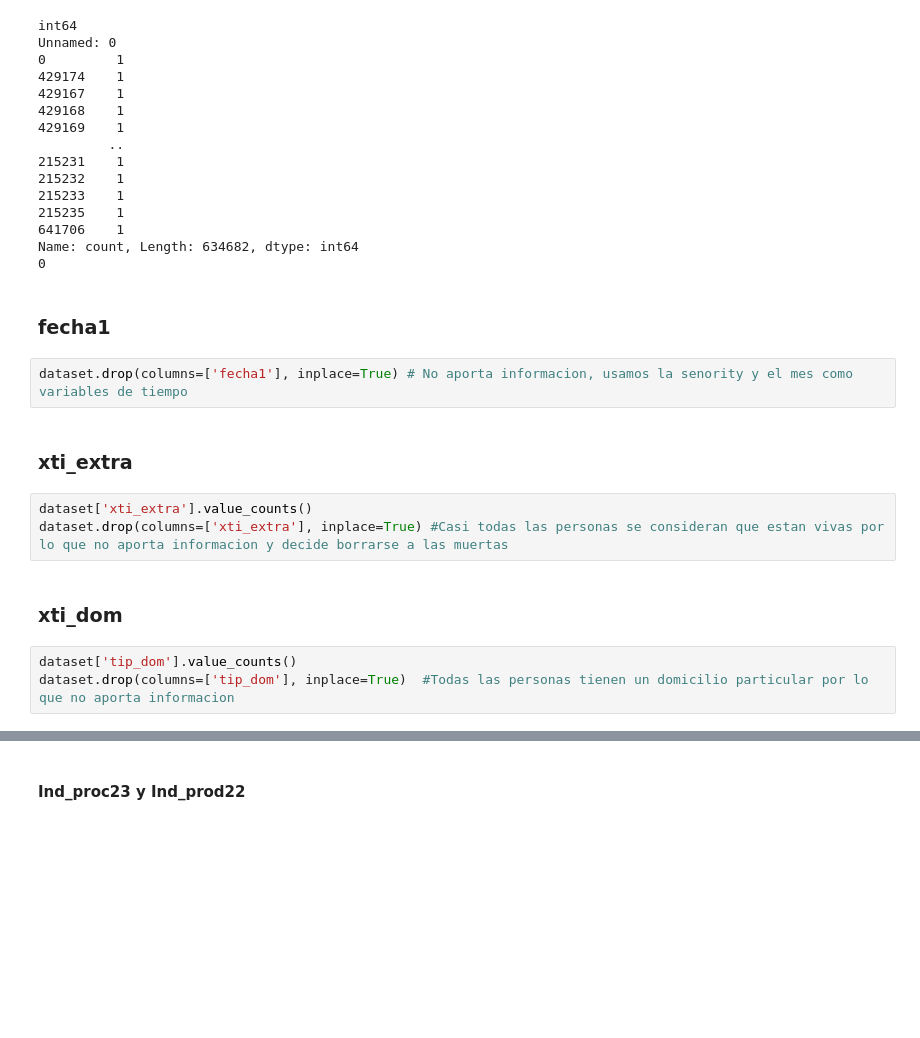
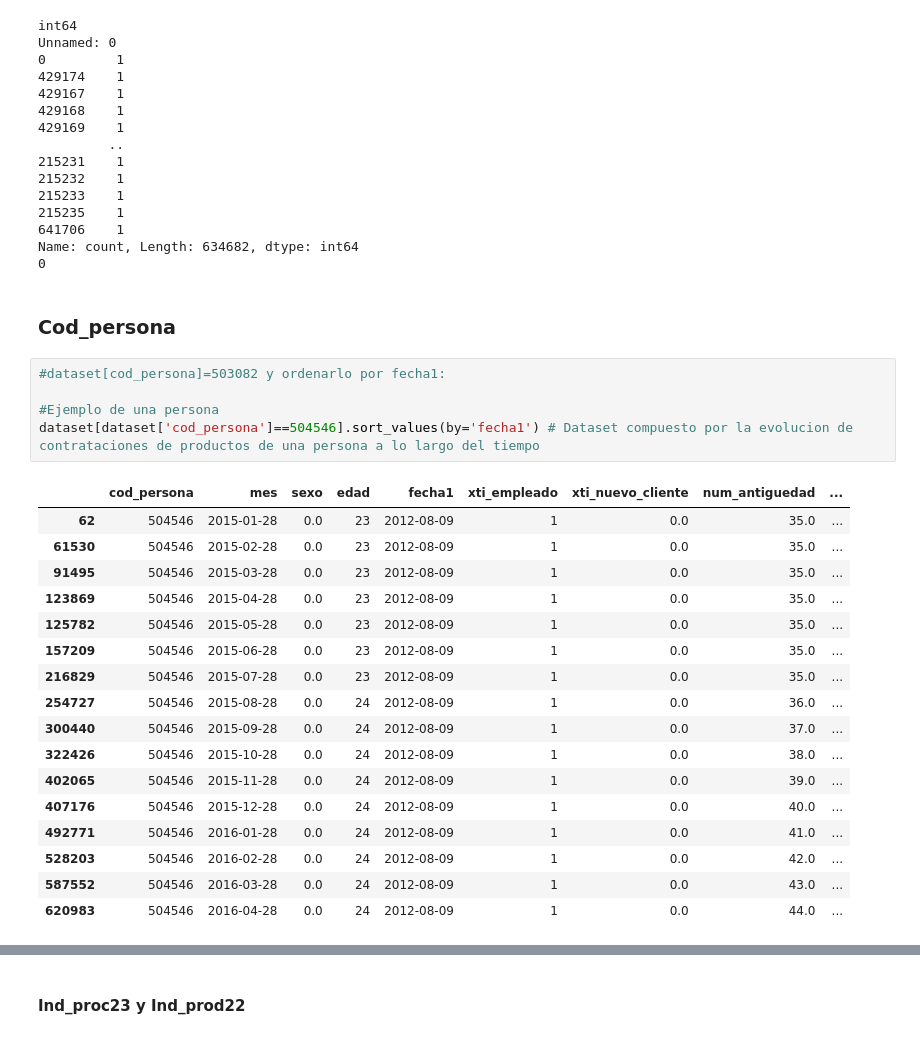
Before and after one commit to pepelopelope/Banking-Product-Recommendations-ML-Project, a Jupyter notebook: Codigo.ipynb, the cells around one changed output, grey strips where cells are left out. Drawn from its saved outputs; the diff is of its cells as text; blank space fills up the shorter version.

```diff
--- a/Codigo.ipynb
+++ b/Codigo.ipynb
@@ -123,16 +122,27 @@ Unnamed: 0
 Name: count, Length: 634682, dtype: int64
 0
 # %% [markdown]
-###  fecha1
+### Cod_persona
-# %%
-dataset.drop(columns=['fecha1'], inplace=True) # No aporta informacion, usamos la senority y el mes como variables de tiempo
-# %% [markdown]
-###  xti_extra
-# %%
-dataset['xti_extra'].value_counts()
-dataset.drop(columns=['xti_extra'], inplace=True) #Casi todas las personas se consideran que estan vivas por lo que no aporta informacion y decide borrarse a las muertas
-# %% [markdown]
-###  xti_dom
-# %%
-dataset['tip_dom'].value_counts()
-dataset.drop(columns=['tip_dom'], inplace=True)  #Todas las personas tienen un domicilio particular por lo que no aporta informacion
+# %%
+#dataset[cod_persona]=503082 y ordenarlo por fecha1:
+
+#Ejemplo de una persona
+dataset[dataset['cod_persona']==504546].sort_values(by='fecha1') # Dataset compuesto por la evolucion de contrataciones de productos de una persona a lo largo del tiempo
+# %% [output]
+|  | cod_persona | mes | sexo | edad | fecha1 | xti_empleado | xti_nuevo_cliente | num_antiguedad | ... |
+| 62 | 504546 | 2015-01-28 | 0.0 | 23 | 2012-08-09 | 1 | 0.0 | 35.0 | ... |
+| 61530 | 504546 | 2015-02-28 | 0.0 | 23 | 2012-08-09 | 1 | 0.0 | 35.0 | ... |
+| 91495 | 504546 | 2015-03-28 | 0.0 | 23 | 2012-08-09 | 1 | 0.0 | 35.0 | ... |
+| 123869 | 504546 | 2015-04-28 | 0.0 | 23 | 2012-08-09 | 1 | 0.0 | 35.0 | ... |
+| 125782 | 504546 | 2015-05-28 | 0.0 | 23 | 2012-08-09 | 1 | 0.0 | 35.0 | ... |
+| 157209 | 504546 | 2015-06-28 | 0.0 | 23 | 2012-08-09 | 1 | 0.0 | 35.0 | ... |
+| 216829 | 504546 | 2015-07-28 | 0.0 | 23 | 2012-08-09 | 1 | 0.0 | 35.0 | ... |
+| 254727 | 504546 | 2015-08-28 | 0.0 | 24 | 2012-08-09 | 1 | 0.0 | 36.0 | ... |
+| 300440 | 504546 | 2015-09-28 | 0.0 | 24 | 2012-08-09 | 1 | 0.0 | 37.0 | ... |
+| 322426 | 504546 | 2015-10-28 | 0.0 | 24 | 2012-08-09 | 1 | 0.0 | 38.0 | ... |
+| 402065 | 504546 | 2015-11-28 | 0.0 | 24 | 2012-08-09 | 1 | 0.0 | 39.0 | ... |
+| 407176 | 504546 | 2015-12-28 | 0.0 | 24 | 2012-08-09 | 1 | 0.0 | 40.0 | ... |
+| 492771 | 504546 | 2016-01-28 | 0.0 | 24 | 2012-08-09 | 1 | 0.0 | 41.0 | ... |
+| 528203 | 504546 | 2016-02-28 | 0.0 | 24 | 2012-08-09 | 1 | 0.0 | 42.0 | ... |
+| 587552 | 504546 | 2016-03-28 | 0.0 | 24 | 2012-08-09 | 1 | 0.0 | 43.0 | ... |
+| 620983 | 504546 | 2016-04-28 | 0.0 | 24 | 2012-08-09 | 1 | 0.0 | 44.0 | ... |
```
Also changed, not shown: parts of 14 cells of this notebook.
